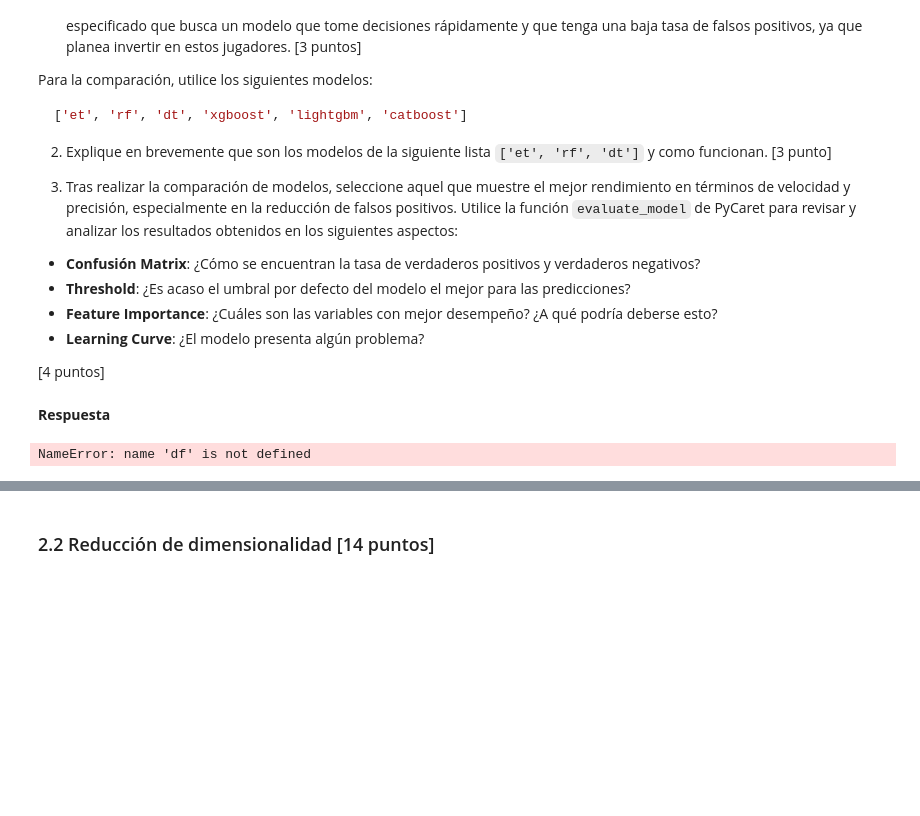
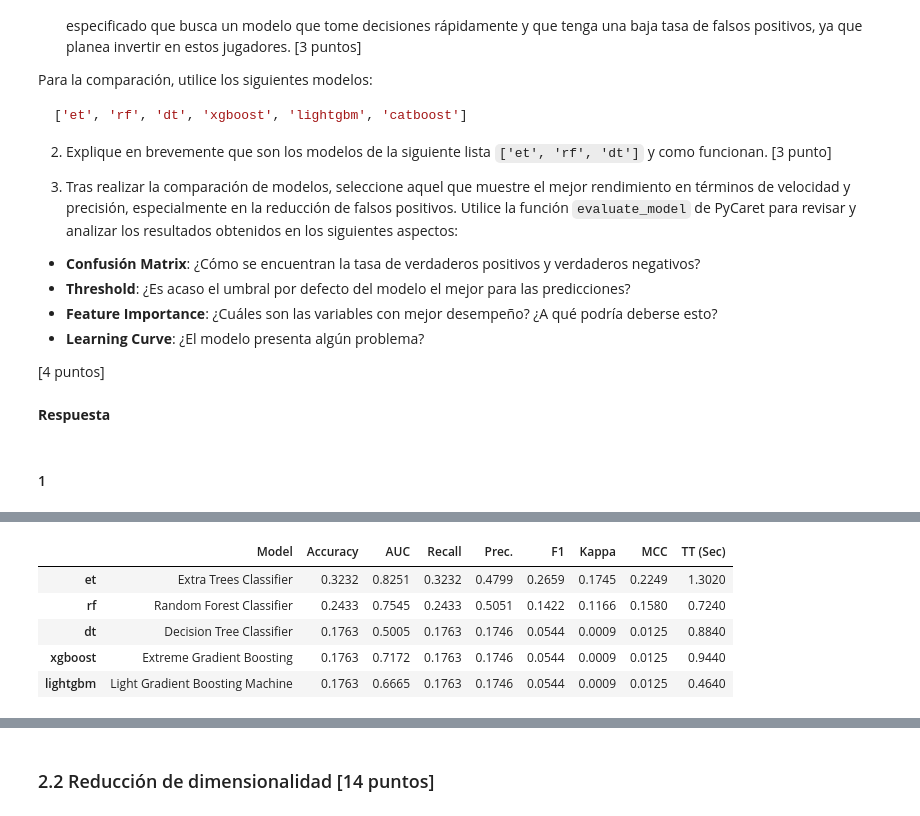
Before and after one commit to juansebm/MDS7202, a Jupyter notebook: Lab 5 - Clasificación con ensemble/Lab5_enunciado.ipynb, the cells around one changed output, grey strips where cells are left out. Saved outputs shown, nothing was run; the diff lists cells and outputs as text; code cells hidden in the pictures; blank space fills up the shorter version.

```diff
--- a/Lab 5 - Clasificación con ensemble/Lab5_enunciado.ipynb
+++ b/Lab 5 - Clasificación con ensemble/Lab5_enunciado.ipynb
@@ -213,3 +235,5 @@ Para la comparación, utilice los siguientes modelos:
   [4 puntos]
 # %% [markdown]
 **Respuesta**
+# %% [markdown]
+#### 1
@@ -215,0 +248,31 @@ Para la comparación, utilice los siguientes modelos:
+# %%
+import pandas as pd
+from sklearn.preprocessing import StandardScaler, OneHotEncoder
+from sklearn.compose import ColumnTransformer
+from sklearn.model_selection import train_test_split
+from pycaret.classification import *
+
+# Cargar y preparar datos (basado en tu código)
+df = pd.read_csv('stats_players.csv')
+
+# Definir grupos de posiciones
+position_groups = {
+    'ataque': ['ST', 'CF'],
+    'central_ataque': ['RW', 'CAM', 'LW'],
+    'central': ['RM', 'CM', 'LM'],
+    'central_defensa': ['RWB', 'CDM', 'LWB'],
+    'defensa': ['RB', 'CB', 'LB']
+}
+
+# Filtrar posiciones válidas
+valid_positions = [pos for group in position_groups.values() for pos in group]
+df = df[df['Club_Position'].isin(valid_positions)].copy()
+
+# Crear variable label
+df['label'] = df['Club_Position'].apply(
+    lambda x: next((k for k, v in position_groups.items() if x in v), None)
+)
+df = df.dropna(subset=['label'])
+
+# Preparar datos para PyCaret
+data = df.drop('Club_Position', axis=1)
@@ -223,21 +288,19 @@ os.environ["PYCARET_CUSTOM_LOGGING_LEVEL"] = "CRITICAL"
 
 # Configurar el entorno de PyCaret
 clf = setup(
-    data=df,
+    data=data,  # ✅ Aquí estás usando el df limpio sin Club_Position
     target='label',
     session_id=123,
     fold_strategy='kfold',
     fold=5,
-    silent=True,
     verbose=False,
-    use_gpu=True,  # si tienes GPU, sino pon False
+    use_gpu=False,  # ⚠️ pon False si no estás en Colab con GPU de NVIDIA
     log_experiment=False
 )
 
 # Modelos a comparar (solo modelos de árboles)
-modelos_arbol = ['et', 'rf', 'dt', 'xgboost', 'lightgbm', 'catboost']
+modelos_arbol = ['et', 'rf', 'dt', 'xgboost', 'lightgbm'] # catboost NO DISPONIBLE!
 
 # Comparar modelos
 best_model = compare_models(include=modelos_arbol, sort='F1')  # Buscamos balance entre precision y recall
 # %% [output]
-NameError: name 'df' is not defined
@@ -243,0 +308,6 @@ NameError: name 'df' is not defined
+|  | Model | Accuracy | AUC | Recall | Prec. | F1 | Kappa | MCC | TT (Sec) |
+| et | Extra Trees Classifier | 0.3232 | 0.8251 | 0.3232 | 0.4799 | 0.2659 | 0.1745 | 0.2249 | 1.3020 |
+| rf | Random Forest Classifier | 0.2433 | 0.7545 | 0.2433 | 0.5051 | 0.1422 | 0.1166 | 0.1580 | 0.7240 |
+| dt | Decision Tree Classifier | 0.1763 | 0.5005 | 0.1763 | 0.1746 | 0.0544 | 0.0009 | 0.0125 | 0.8840 |
+| xgboost | Extreme Gradient Boosting | 0.1763 | 0.7172 | 0.1763 | 0.1746 | 0.0544 | 0.0009 | 0.0125 | 0.9440 |
+| lightgbm | Light Gradient Boosting Machine | 0.1763 | 0.6665 | 0.1763 | 0.1746 | 0.0544 | 0.0009 | 0.0125 | 0.4640 |
```
Also changed, not shown: parts of 19 cells of this notebook.
